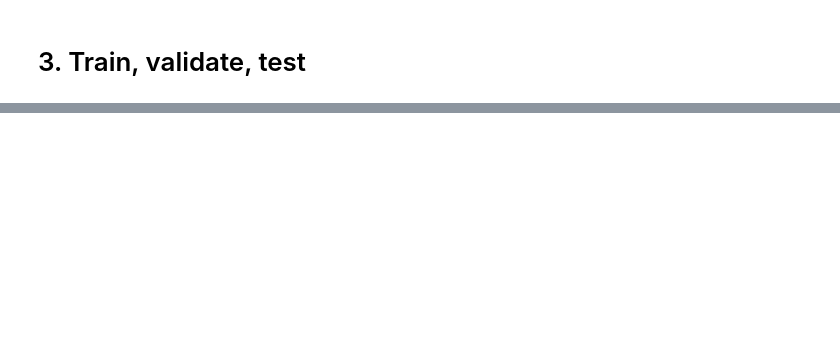
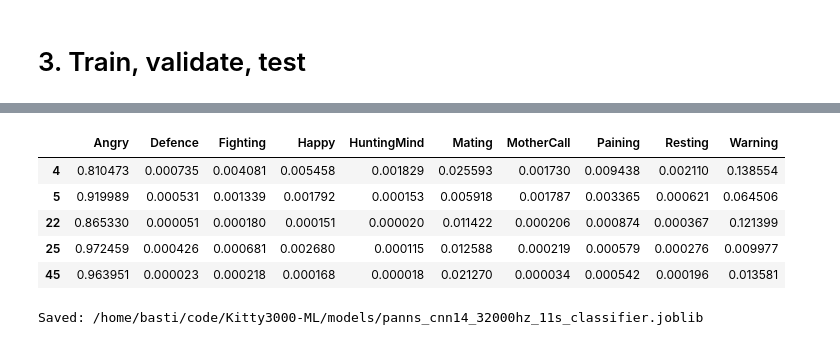
Before and after one commit to CevenJKnowles/Kitty3000-ML, a Jupyter notebook: notebooks/bas-PANN-model-1.ipynb, the cells around one changed output, grey strips where cells are left out. Drawn from its saved outputs; the diff is of its cells as text; code cells hidden in the pictures; blank space fills up the shorter version.

Commit message:
pann notebook fix

```diff
--- a/notebooks/bas-PANN-model-1.ipynb
+++ b/notebooks/bas-PANN-model-1.ipynb
@@ -23,9 +35,9 @@ MANIFEST_PATH = ROOT / "data" / "manifest.csv"
 sys.path.insert(0, str(ROOT / "src"))
 from kitty3000_ml.preprocess import load_clip, N_FFT, HOP_LENGTH
 # %%
-#Set SR to 32000 as requirement (todo: check details) and seconds to 7 for now (experiment later)
+#Set SR to 32000 as requirement (todo: check details) and seconds to 11 for now (experiment later)
 SR = 32000
-SECONDS = 7.0
+SECONDS = 11.0
 
 BATCH_SIZE = 1
 
@@ -181,17 +234,36 @@ print(f"Selected C={best_C} | Validation macro F1={best_score:.3f}")
+# %%
+#Create overview of probabilities per class ->this is wahat should be exported
+val_probabilities = pd.DataFrame(
+    classifier.predict_proba(X_val),
+    columns=classifier.classes_,
+    index=manifest.index[val_mask],
+)
+
+display(val_probabilities.head())
+# %% [output]
+|  | Angry | Defence | Fighting | Happy | HuntingMind | Mating | MotherCall | Paining | Resting | Warning |
+| 4 | 0.810473 | 0.000735 | 0.004081 | 0.005458 | 0.001829 | 0.025593 | 0.001730 | 0.009438 | 0.002110 | 0.138554 |
+| 5 | 0.919989 | 0.000531 | 0.001339 | 0.001792 | 0.000153 | 0.005918 | 0.001787 | 0.003365 | 0.000621 | 0.064506 |
+| 22 | 0.865330 | 0.000051 | 0.000180 | 0.000151 | 0.000020 | 0.011422 | 0.000206 | 0.000874 | 0.000367 | 0.121399 |
+| 25 | 0.972459 | 0.000426 | 0.000681 | 0.002680 | 0.000115 | 0.012588 | 0.000219 | 0.000579 | 0.000276 | 0.009977 |
+| 45 | 0.963951 | 0.000023 | 0.000218 | 0.000168 | 0.000018 | 0.021270 | 0.000034 | 0.000542 | 0.000196 | 0.013581 |
 # %%
-#Export the model to model path
+#Export the classification model to model path
+#Important: does not include the PANN model for feature creation
 MODEL_PATH = MODEL_DIR / f"{RUN_NAME}_classifier.joblib"
 
 joblib.dump({
-    "classifier": classifier,
-    "sr": SR,
-    "seconds": SECONDS,
+    "classifier": classifier, #final classifier (logistic model so far)
+    "sr": SR, #audio sampling rate used to train the model
+    "seconds": SECONDS, #audio window duration used
     "crop_n_fft": N_FFT,
-    "crop_hop_length": HOP_LENGTH,
+    "crop_hop_length": HOP_LENGTH, #file_name e.g.  Cnn14_mAP=0.431.pth
     "panns_checkpoint": "Cnn14_mAP=0.431.pth",
 }, MODEL_PATH)
 
 print("Saved:", MODEL_PATH)
+# %% [output]
+Saved: /home/basti/code/Kitty3000-ML/models/panns_cnn14_32000hz_11s_classifier.joblib
 # %%
 #Final test run
 RUN_FINAL_TEST = True
```
Also changed, not shown: parts of 9 cells of this notebook.
